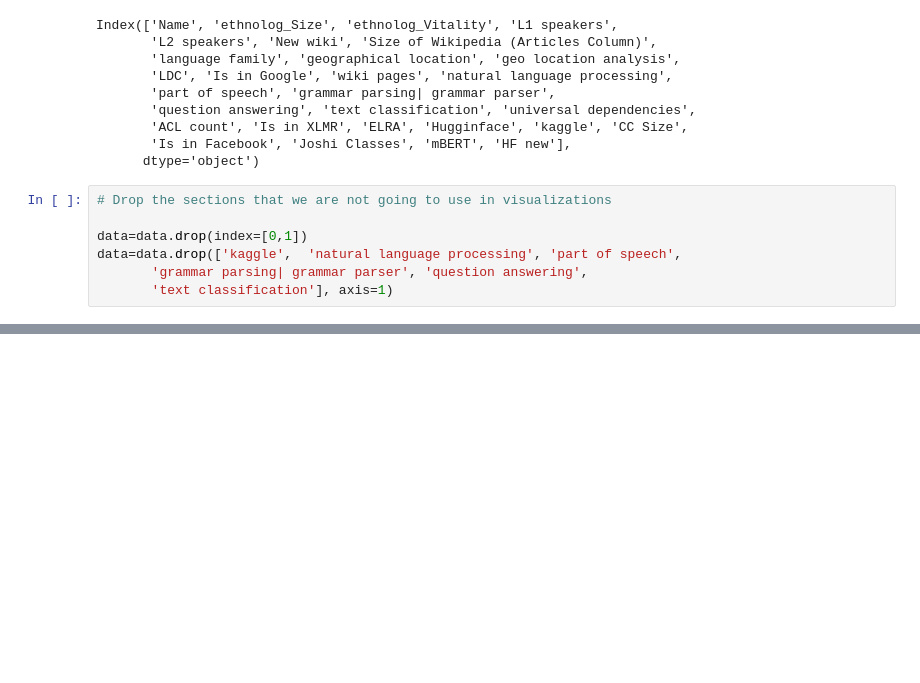
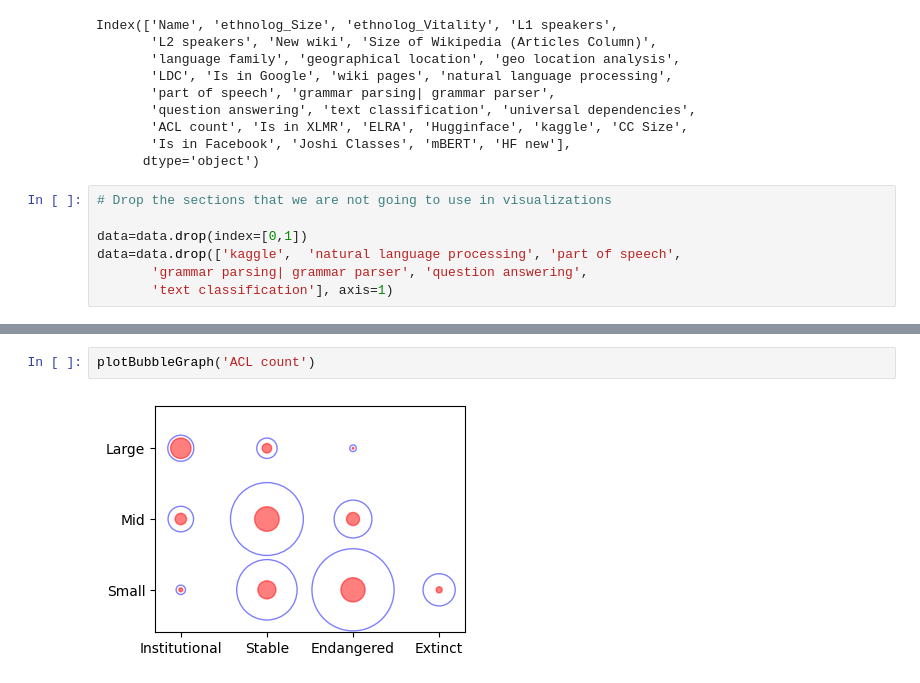
Before and after one commit to NisansaDdS/Some-Languages-are-More-Equal-than-Others, a Jupyter notebook: Generate Diagrams.ipynb, the cells around one changed output, grey strips where cells are left out. Drawn from its saved outputs; the diff is of its cells as text; blank space fills up the shorter version.

```diff
--- a/Generate Diagrams.ipynb
+++ b/Generate Diagrams.ipynb
@@ -62,0 +241,4 @@ data=data.drop(['kaggle',  'natural language processing', 'part of speech',
+# %%
+plotBubbleGraph('ACL count')
+# %% [output]
+[figure, added]
```
Also changed, not shown: parts of 23 cells of this notebook, 10 other files.
